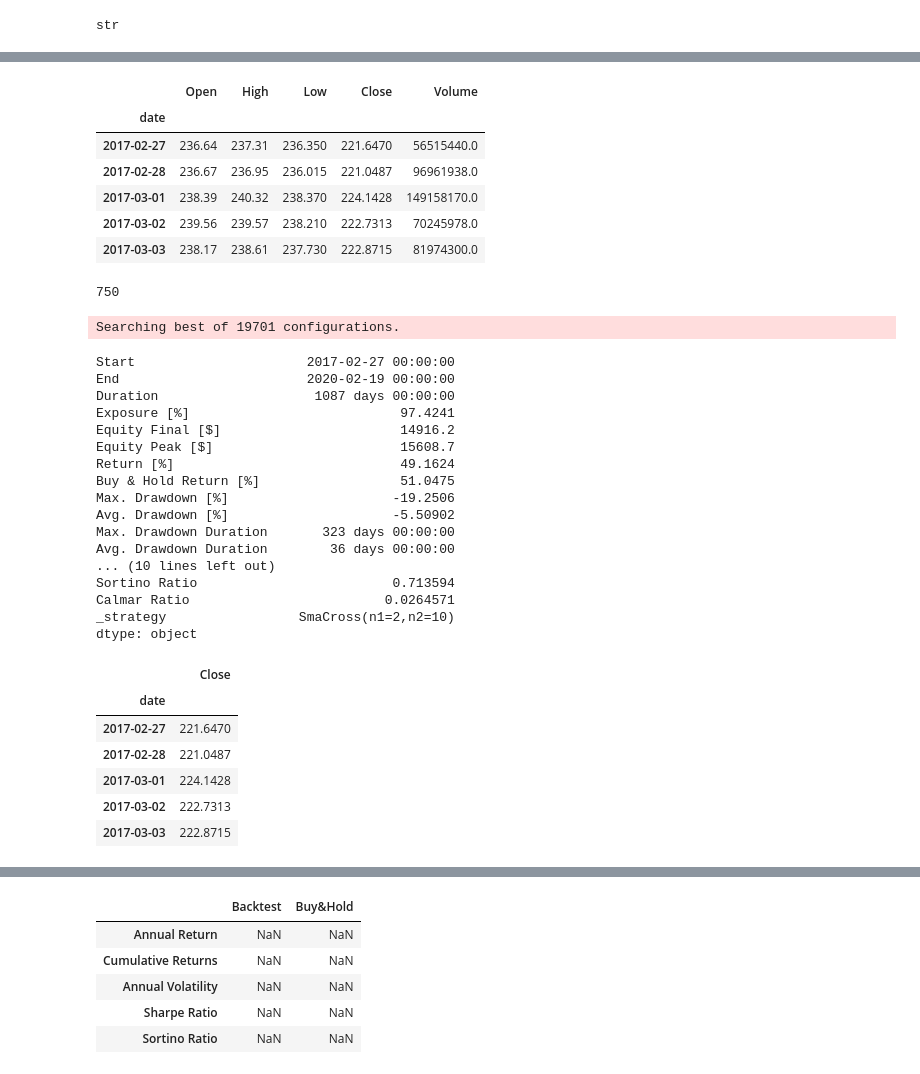
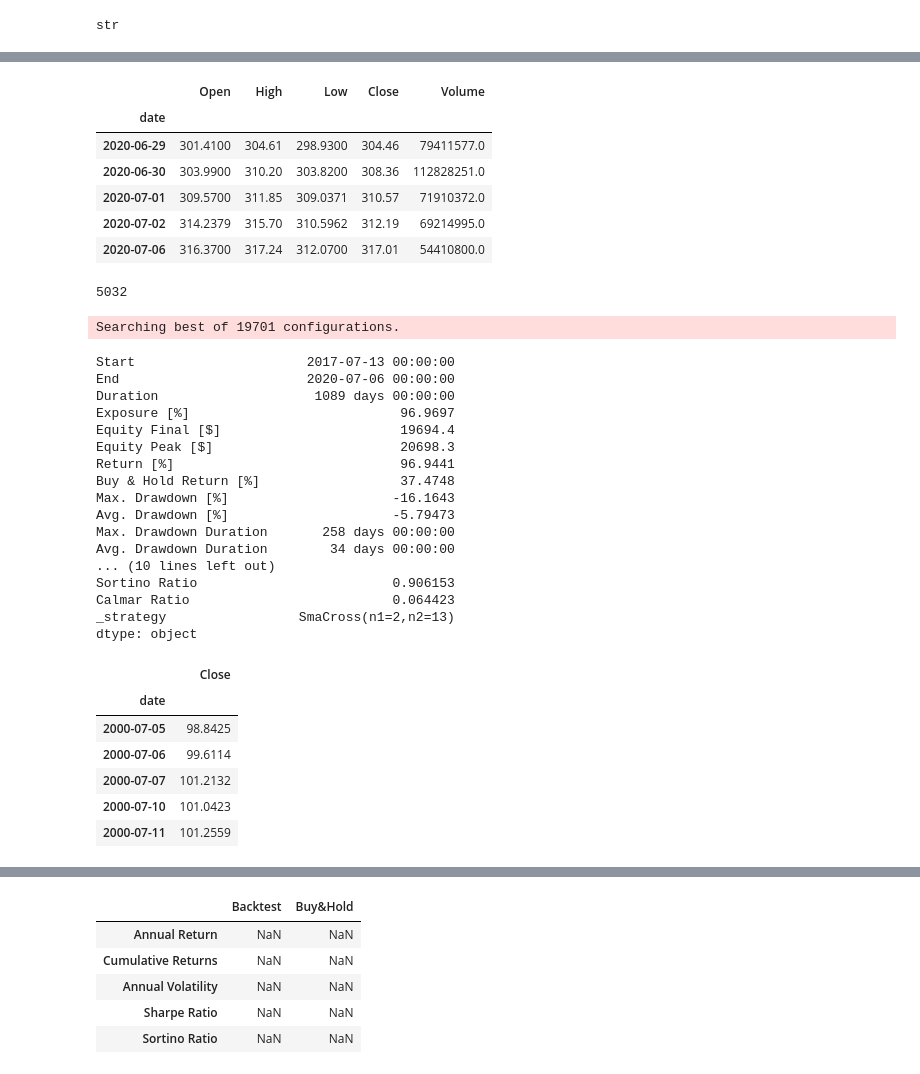
Before and after one commit to Akstiner96/Project_2_dream_team, a Jupyter notebook: chrisfinal5.ipynb, the cells around one changed output, grey strips where cells are left out. Saved outputs shown, nothing was run; the diff lists cells and outputs as text; code cells hidden in the pictures.

```diff
--- a/chrisfinal5.ipynb
+++ b/chrisfinal5.ipynb
@@ -139,26 +139,26 @@ stock_data_df.head()
 # %%
 
-#Slice out recent bear market
-stock_data_df.drop(stock_data_df.tail(94).index,inplace=True)
-stock_data_df.tail()
+# #Slice out recent bear market
+# stock_data_df.drop(stock_data_df.tail(94).index,inplace=True)
+# stock_data_df.tail()
 
-#Slice out last 3 years of data
-stock_data_df = stock_data_df.iloc[-750:]
+# #Slice out last 3 years of data
+# stock_data_df = stock_data_df.iloc[-750:]
 
 # #stock_data_df = stock_data_df.iloc[:200]
-stock_data_df.head()
+stock_data_df.tail()
 # %% [output]
 |  | Open | High | Low | Close | Volume |
 | date |  |  |  |  |  |
-| 2017-02-27 | 236.64 | 237.31 | 236.350 | 221.6470 | 56515440.0 |
-| 2017-02-28 | 236.67 | 236.95 | 236.015 | 221.0487 | 96961938.0 |
-| 2017-03-01 | 238.39 | 240.32 | 238.370 | 224.1428 | 149158170.0 |
-| 2017-03-02 | 239.56 | 239.57 | 238.210 | 222.7313 | 70245978.0 |
-| 2017-03-03 | 238.17 | 238.61 | 237.730 | 222.8715 | 81974300.0 |
+| 2020-06-29 | 301.4100 | 304.61 | 298.9300 | 304.46 | 79411577.0 |
+| 2020-06-30 | 303.9900 | 310.20 | 303.8200 | 308.36 | 112828251.0 |
+| 2020-07-01 | 309.5700 | 311.85 | 309.0371 | 310.57 | 71910372.0 |
+| 2020-07-02 | 314.2379 | 315.70 | 310.5962 | 312.19 | 69214995.0 |
+| 2020-07-06 | 316.3700 | 317.24 | 312.0700 | 317.01 | 54410800.0 |
 # %%
 len(stock_data_df)
 # %% [output]
-750
+5032
 # %%
 
 #Function to do a backtest using Backtesting library. This function will find the best SMA cross strategy by analyzing
@@ -204,22 +204,22 @@ def backtest():
 backtest()
 # %% [output]
 Searching best of 19701 configurations.
-Start                      2017-02-27 00:00:00
-End                        2020-02-19 00:00:00
-Duration                    1087 days 00:00:00
-Exposure [%]                           97.4241
-Equity Final [$]                       14916.2
-Equity Peak [$]                        15608.7
-Return [%]                             49.1624
-Buy & Hold Return [%]                  51.0475
-Max. Drawdown [%]                     -19.2506
-Avg. Drawdown [%]                     -5.50902
-Max. Drawdown Duration       323 days 00:00:00
-Avg. Drawdown Duration        36 days 00:00:00
+Start                      2017-07-13 00:00:00
+End                        2020-07-06 00:00:00
+Duration                    1089 days 00:00:00
+Exposure [%]                           96.9697
+Equity Final [$]                       19694.4
+Equity Peak [$]                        20698.3
+Return [%]                             96.9441
+Buy & Hold Return [%]                  37.4748
+Max. Drawdown [%]                     -16.1643
+Avg. Drawdown [%]                     -5.79473
+Max. Drawdown Duration       258 days 00:00:00
+Avg. Drawdown Duration        34 days 00:00:00
 ... (10 lines left out)
-Sortino Ratio                         0.713594
-Calmar Ratio                         0.0264571
-_strategy                 SmaCross(n1=2,n2=10)
+Sortino Ratio                         0.906153
+Calmar Ratio                          0.064423
+_strategy                 SmaCross(n1=2,n2=13)
 dtype: object
 # %%
 # To confirm the above results we will do our own tests.
@@ -231,11 +231,11 @@ signals_df.head()
 # %% [output]
 |  | Close |
 | date |  |
-| 2017-02-27 | 221.6470 |
-| 2017-02-28 | 221.0487 |
-| 2017-03-01 | 224.1428 |
-| 2017-03-02 | 222.7313 |
-| 2017-03-03 | 222.8715 |
+| 2000-07-05 | 98.8425 |
+| 2000-07-06 | 99.6114 |
+| 2000-07-07 | 101.2132 |
+| 2000-07-10 | 101.0423 |
+| 2000-07-11 | 101.2559 |
 # %%
 #Generate signals and put in dataframe
 
```
Also changed, not shown: parts of 13 cells of this notebook, 13 other files.
